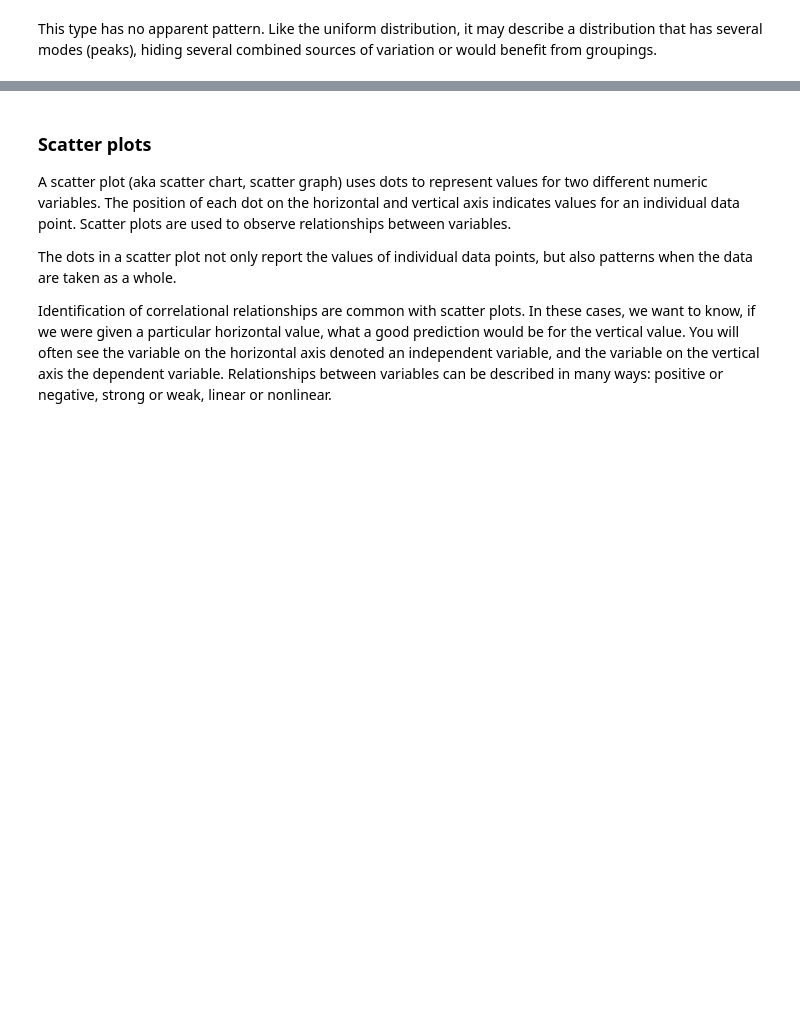
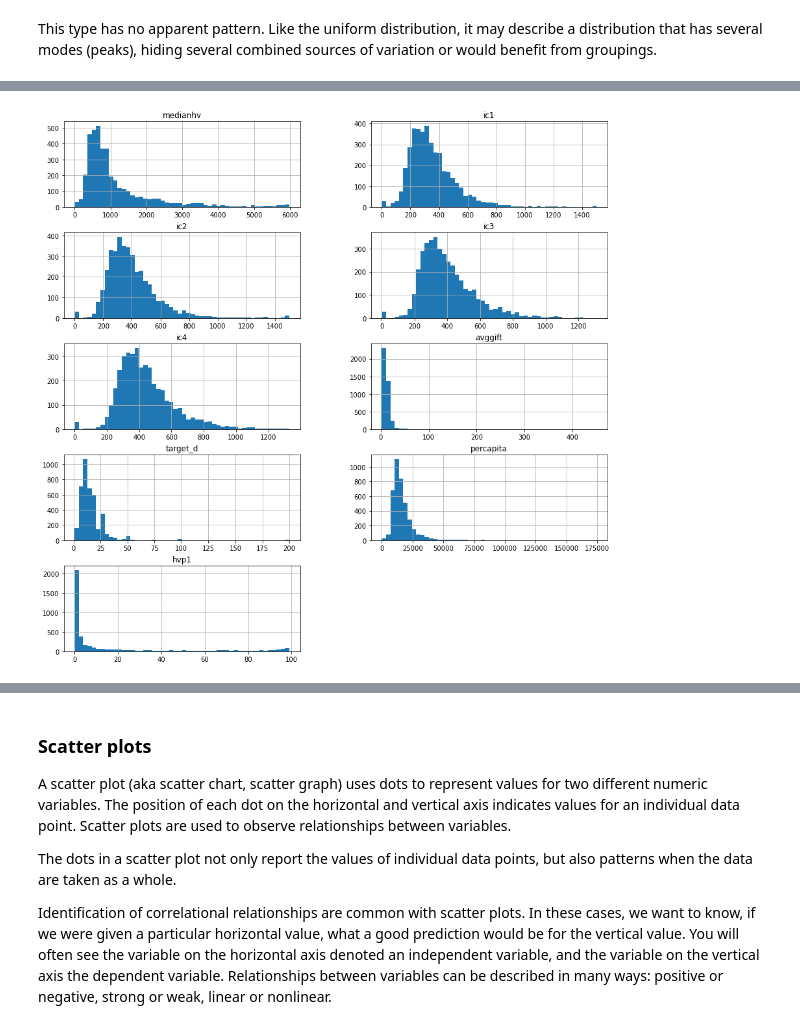
Before and after one commit to student-IH-labs-and-stuff/BCNDATA2022, a Jupyter notebook: ClassMaterials/Week1/Day4EDA/Correlation_Distribution_Multicollinearity-Sian.ipynb, the cells around one changed output, grey strips where cells are left out. Saved outputs shown, nothing was run; the diff lists cells and outputs as text; code cells hidden in the pictures; blank space fills up the shorter version.

```diff
--- a/ClassMaterials/Week1/Day4EDA/Correlation_Distribution_Multicollinearity-Sian.ipynb
+++ b/ClassMaterials/Week1/Day4EDA/Correlation_Distribution_Multicollinearity-Sian.ipynb
@@ -77,3 +134,9 @@ This type has no apparent pattern.  Like the uniform distribution, it may descri
+# %%
+#drop index column
+data=data.drop(columns=['Unnamed: 0'])
 # %%
 #create a sub data frame of the numeric variables "dfnum"
 #that you want to analyse next to eachother
+data_num=data._get_numeric_data()
+#OR_
+data_num2=data[['medianhv','ic1','ic2','ic3','ic4','avggift','target_d','percapita','hvp1']]
@@ -88,0 +159,5 @@ TASK : summarise in bullet points what type of distribution we see for each vari
+# %%
+#create all histograms - with parameters of sizing
+data_num2.hist(figsize=(15,15), bins=50, layout=(5,2));
+# %% [output]
+[figure, added]
```
Also changed, not shown: parts of 15 cells of this notebook.
